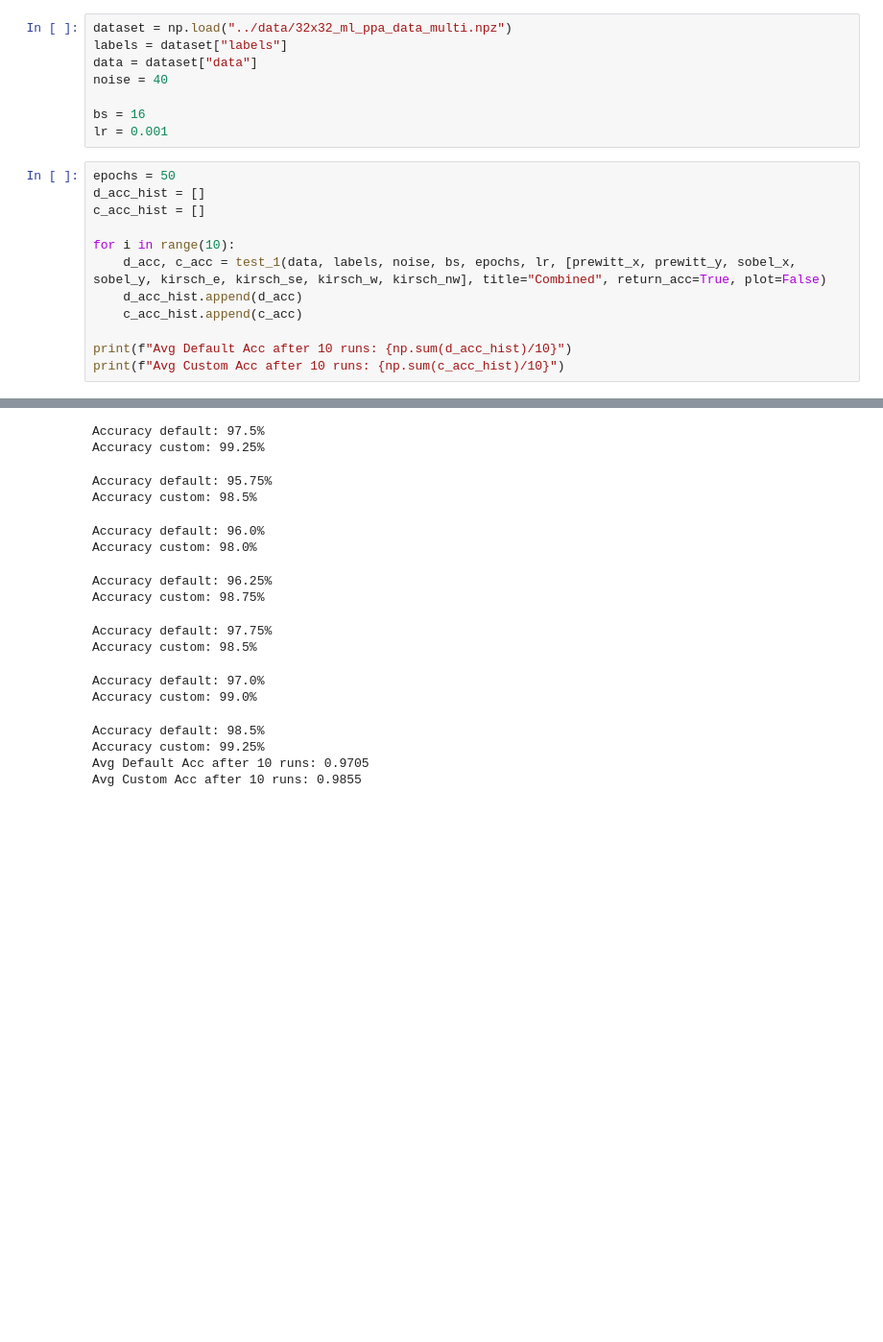
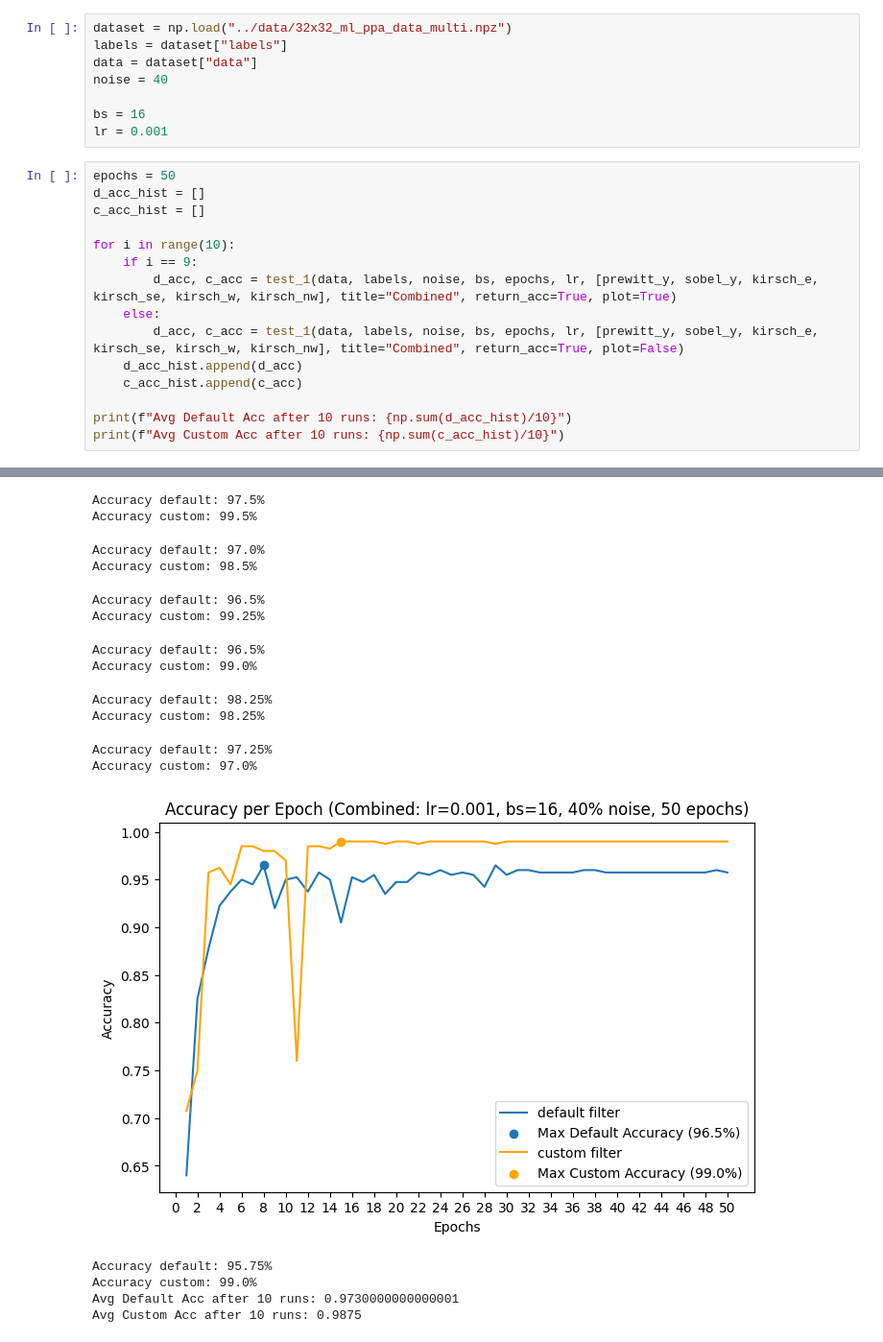
Before and after one commit to undefined-panda/bachelor_thesis, a Jupyter notebook: results/results_combined.ipynb, the cells around one changed output, grey strips where cells are left out. Shown: that part at 96% size. Cells and saved outputs as stored; diff of their text form; blank space fills up the shorter version.

```diff
--- a/results/results_combined.ipynb
+++ b/results/results_combined.ipynb
@@ -119,7 +138,10 @@ d_acc_hist = []
 c_acc_hist = []
 
 for i in range(10):
-    d_acc, c_acc = test_1(data, labels, noise, bs, epochs, lr, [prewitt_x, prewitt_y, sobel_x, sobel_y, kirsch_e, kirsch_se, kirsch_w, kirsch_nw], title="Combined", return_acc=True, plot=False)
+    if i == 9:
+        d_acc, c_acc = test_1(data, labels, noise, bs, epochs, lr, [prewitt_y, sobel_y, kirsch_e, kirsch_se, kirsch_w, kirsch_nw], title="Combined", return_acc=True, plot=True)
+    else:
+        d_acc, c_acc = test_1(data, labels, noise, bs, epochs, lr, [prewitt_y, sobel_y, kirsch_e, kirsch_se, kirsch_w, kirsch_nw], title="Combined", return_acc=True, plot=False)
     d_acc_hist.append(d_acc)
     c_acc_hist.append(c_acc)
 
@@ -135,19 +157,20 @@ Accuracy custom: 98.5%
 Accuracy default: 97.5%
-Accuracy custom: 99.25%
+Accuracy custom: 99.5%
-Accuracy default: 95.75%
+Accuracy default: 97.0%
 Accuracy custom: 98.5%
-Accuracy default: 96.0%
-Accuracy custom: 98.0%
+Accuracy default: 96.5%
+Accuracy custom: 99.25%
-Accuracy default: 96.25%
-Accuracy custom: 98.75%
+Accuracy default: 96.5%
+Accuracy custom: 99.0%
-Accuracy default: 97.75%
-Accuracy custom: 98.5%
+Accuracy default: 98.25%
+Accuracy custom: 98.25%
-Accuracy default: 97.0%
-Accuracy custom: 99.0%
+Accuracy default: 97.25%
+Accuracy custom: 97.0%
+[figure, added]
-Accuracy default: 98.5%
-Accuracy custom: 99.25%
-Avg Default Acc after 10 runs: 0.9705
-Avg Custom Acc after 10 runs: 0.9855
+Accuracy default: 95.75%
+Accuracy custom: 99.0%
+Avg Default Acc after 10 runs: 0.9730000000000001
+Avg Custom Acc after 10 runs: 0.9875
 # %%
 epochs = 50
 d_acc_hist = []
```
Also changed, not shown: parts of 22 cells of this notebook, 10 other files.
